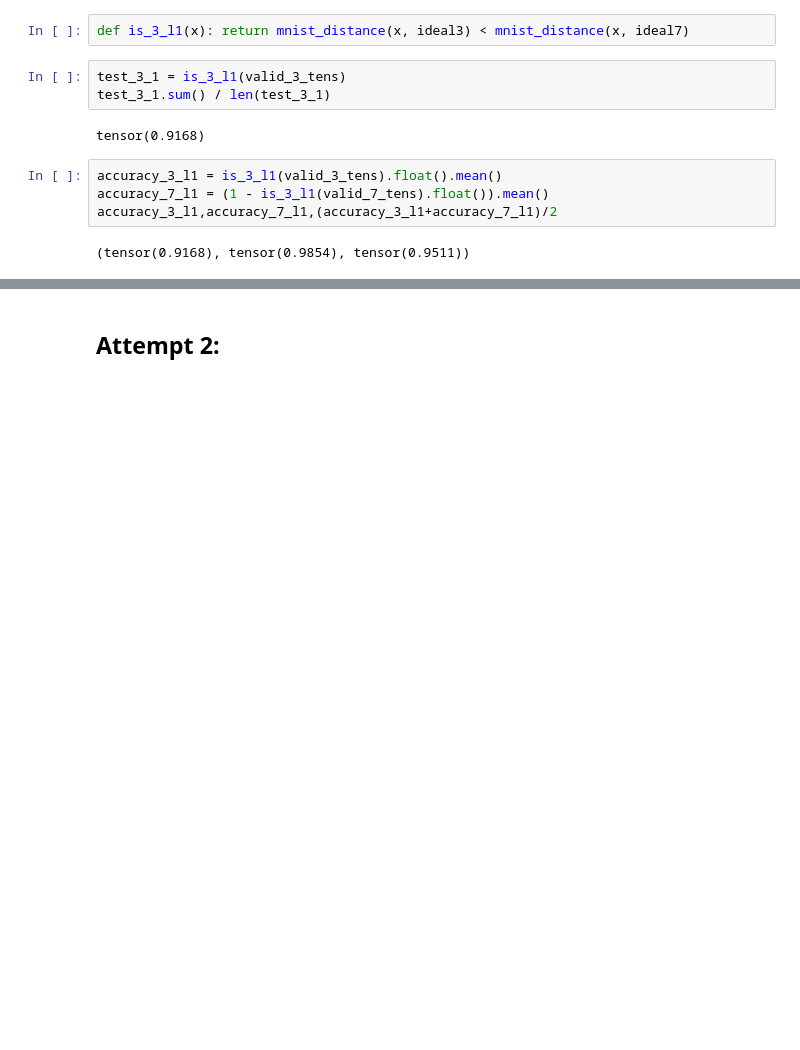
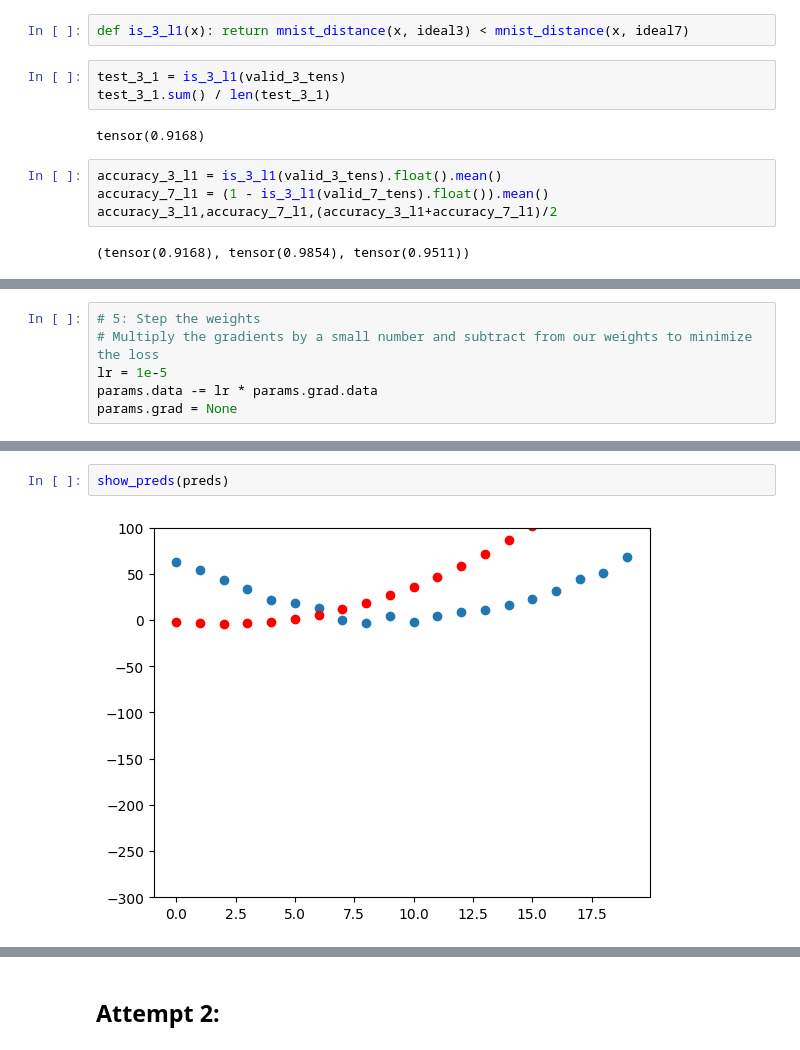
Before and after one commit to dm4th/fast, a Jupyter notebook: fast-courses/04_mnist_basics/04_mnist_basics.ipynb, the cells around one changed output, grey strips where cells are left out. Drawn from its saved outputs; the diff is of its cells as text; blank space fills up the shorter version.

```diff
--- a/fast-courses/04_mnist_basics/04_mnist_basics.ipynb
+++ b/fast-courses/04_mnist_basics/04_mnist_basics.ipynb
@@ -137,0 +204,6 @@ accuracy_3_l1,accuracy_7_l1,(accuracy_3_l1+accuracy_7_l1)/2
+# %%
+# 5: Step the weights
+# Multiply the gradients by a small number and subtract from our weights to minimize the loss
+lr = 1e-5
+params.data -= lr * params.grad.data
+params.grad = None
@@ -137,0 +216,4 @@ accuracy_3_l1,accuracy_7_l1,(accuracy_3_l1+accuracy_7_l1)/2
+# %%
+show_preds(preds)
+# %% [output]
+[figure, added]
```
Also changed, not shown: parts of 32 cells of this notebook, 1 other file.
